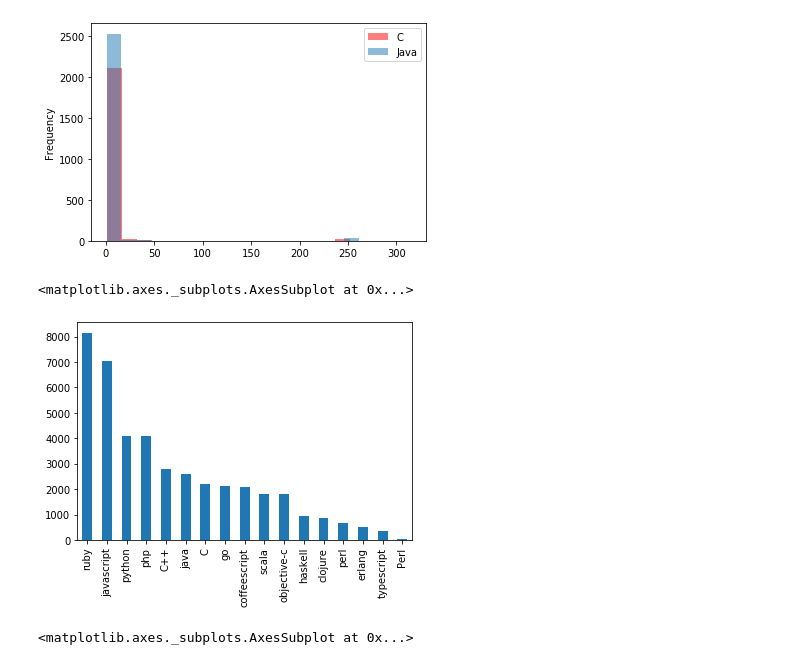
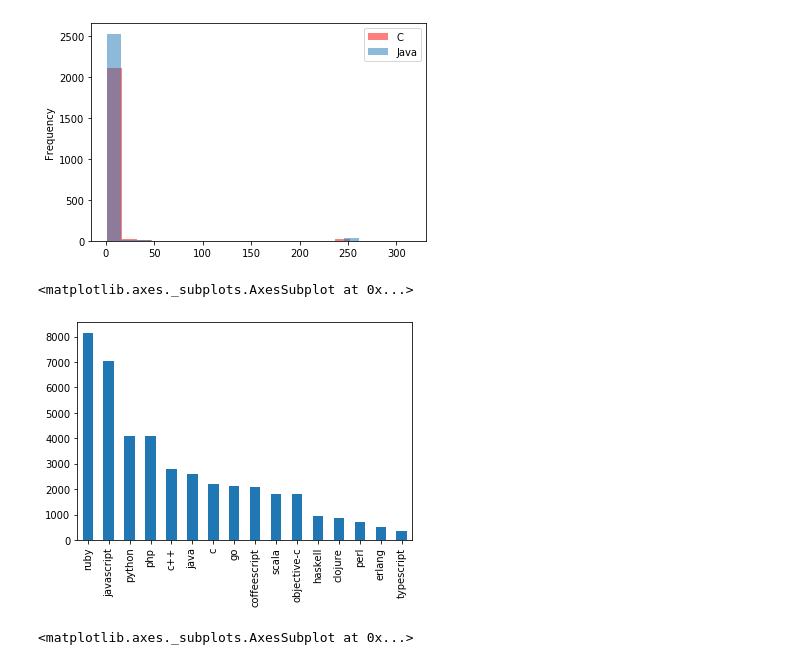
Before and after one commit to igorsteinmacher/INF502-Fall2020, a Jupyter notebook: notebooks/PandasKickoff.ipynb, the cells around one changed output. Cells and saved outputs as stored; diff of their text form; code cells hidden in the pictures.

```diff
--- a/notebooks/PandasKickoff.ipynb
+++ b/notebooks/PandasKickoff.ipynb
@@ -174,4 +186,4 @@ We can sort our data easily using pandas.
 
 In this example, sorting by Programming Language
 # %%
-cpr.sort_values("num_commits", ascending=False).head(10)
+cpr.sort_values("pull_req_number", ascending=False, inplace=True)
@@ -220,7 +206,7 @@ cpr.head(10)
 # %% [markdown]
 If you want to keep the sorted version, you can use the parameter `inplace`:
 # %%
-cpr.sort_values(["prog_lang", "project_name", "num_commits"], ascending=False, inplace=True)
+cpr.sort_values(["num_commits"], ascending=False, inplace=True)
 # %%
 cpr.head(10)
 #cpr = pandas.read_csv("commits_pr.csv") #--> to return to the original order
@@ -378,10 +381,9 @@ What if I wanted to convert number of commits into a feature by creating bands o
 * 2 - 5 commits = group 2
 * 6 - 20 commits = group 3
 *  more than 20 = group 4
-# %%
-cpr.loc[cpr["num_commits"]==1, "group_commit"]=1
-cpr.loc[(cpr["num_commits"]>1) & (cpr["num_commits"]<=5), "group_commit"]=2
-cpr.loc[(cpr["num_commits"]>5) & (cpr["num_commits"]<=20), "group_commit"]=3
-cpr.loc[cpr["num_commits"]>20, "group_commit"]=4
-cpr.group_commit = cpr.group_commit.astype('int32')
+# %%
+commits_from_2_to_5 = (cpr["num_commits"]<=5) & (cpr["num_commits"]>=2)
+
+cpr.loc[one_commit, "group_commit"]=1
+cpr.loc[commits_from_2_to_5, "group_commit"]=2
 # %%
@@ -493,10 +565,10 @@ cpr[cpr["prog_lang"]=="java"].num_commits.plot.hist(bins=20, alpha=0.5).legend([
 <matplotlib.legend.Legend at 0x...>
 [figure]
 # %%
-cpr['prog_lang'].value_counts().plot.bar()
+cpr.prog_lang.str.lower().value_counts().plot.bar()
 # %% [output]
 <matplotlib.axes._subplots.AxesSubplot at 0x...>
-[figure, old version]
+[figure, new version]
 # %%
 cpr[cpr["prog_lang"]== "C"].project_name.value_counts().plot.bar()
 # %% [output]
```
Also changed, not shown: parts of 31 cells of this notebook.
